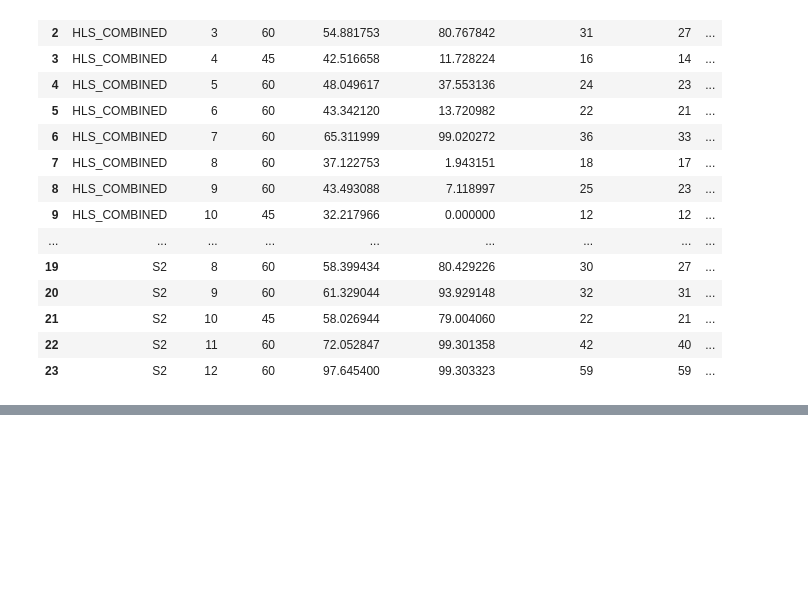
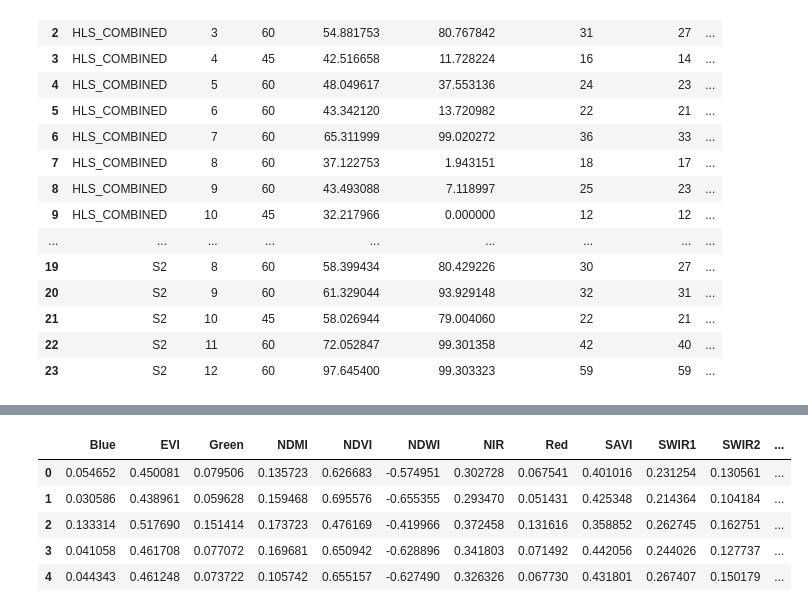
Before and after one commit to CrsMontes/26-et-downscaling-fundacion, a Jupyter notebook: notebooks/diagnostics/03_optical_source_selection.ipynb, the cells around one changed output, grey strips where cells are left out. Cells and saved outputs as stored; diff of their text form; code cells hidden in the pictures; blank space fills up the shorter version.

```diff
--- a/notebooks/diagnostics/03_optical_source_selection.ipynb
+++ b/notebooks/diagnostics/03_optical_source_selection.ipynb
@@ -3926,0 +6844,73 @@ display(
+# %%
+# ============================================================
+# Dataset QA
+# ============================================================
+
+common_predictor_dataset = pd.read_csv(
+    COMMON_DATASET_PATH
+)
+
+common_predictor_dataset[
+    "coverage_pct"
+] = pd.to_numeric(
+    common_predictor_dataset[
+        "coverage_pct"
+    ],
+    errors="coerce",
+)
+
+
+print(
+    "Rows:",
+    len(
+        common_predictor_dataset
+    )
+)
+
+print(
+    "Expected:",
+    1380,
+)
+
+print()
+
+print(
+    common_predictor_dataset[
+        "source"
+    ]
+    .value_counts()
+)
+
+print()
+
+print(
+    "Rows with predictors:"
+)
+
+print(
+    common_predictor_dataset[
+        COMMON_PREDICTOR_BANDS
+    ]
+    .notna()
+    .all(axis=1)
+    .groupby(
+        common_predictor_dataset[
+            "source"
+        ]
+    )
+    .sum()
+)
+
+
+display(
+    common_predictor_dataset.head()
+)
+
+
+assert (
+    len(
+        common_predictor_dataset
+    )
+    == 1380
+)
+# %% [output]
@@ -3926,0 +6930,6 @@ display(
+|  | Blue | EVI | Green | NDMI | NDVI | NDWI | NIR | Red | SAVI | SWIR1 | SWIR2 | ... |
+| 0 | 0.054652 | 0.450081 | 0.079506 | 0.135723 | 0.626683 | -0.574951 | 0.302728 | 0.067541 | 0.401016 | 0.231254 | 0.130561 | ... |
+| 1 | 0.030586 | 0.438961 | 0.059628 | 0.159468 | 0.695576 | -0.655355 | 0.293470 | 0.051431 | 0.425348 | 0.214364 | 0.104184 | ... |
+| 2 | 0.133314 | 0.517690 | 0.151414 | 0.173723 | 0.476169 | -0.419966 | 0.372458 | 0.131616 | 0.358852 | 0.262745 | 0.162751 | ... |
+| 3 | 0.041058 | 0.461708 | 0.077072 | 0.169681 | 0.650942 | -0.628896 | 0.341803 | 0.071492 | 0.442056 | 0.244026 | 0.127737 | ... |
+| 4 | 0.044343 | 0.461248 | 0.073722 | 0.105742 | 0.655157 | -0.627490 | 0.326326 | 0.067730 | 0.431801 | 0.267407 | 0.150179 | ... |
```
Also changed, not shown: parts of 44 cells of this notebook, 29 other files.
